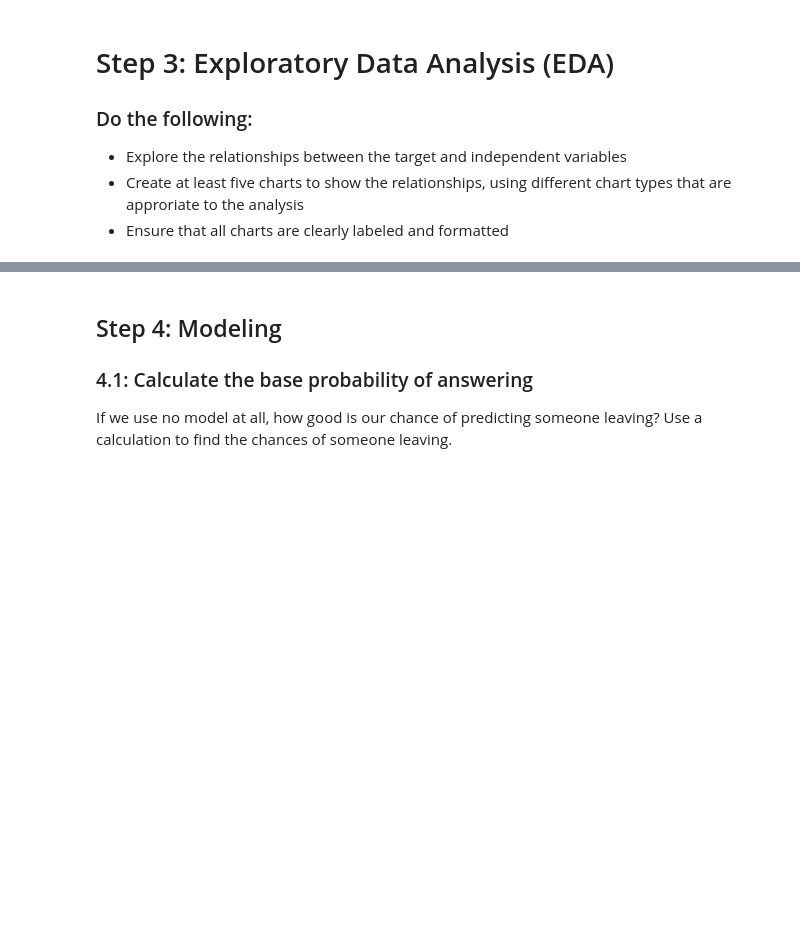
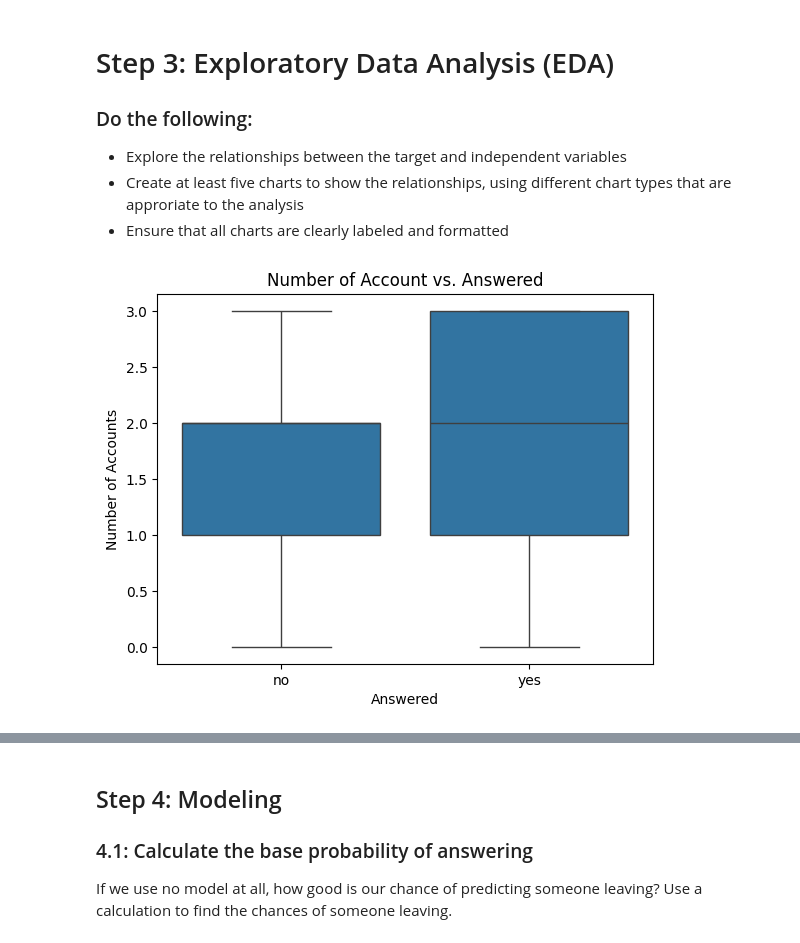
Before and after one commit to u1344368/IS4487, a Jupyter notebook: Assignments/assignment_10_classification.ipynb, the cells around one changed output, grey strips where cells are left out. Drawn from its saved outputs; the diff is of its cells as text; code cells hidden in the pictures; blank space fills up the shorter version.

```diff
--- a/Assignments/assignment_10_classification.ipynb
+++ b/Assignments/assignment_10_classification.ipynb
@@ -225,4 +241,13 @@ TypeError: '<' not supported between instances of 'int' and 'str'
 - Explore the relationships between the target and independent variables
 - Create at least five charts to show the relationships, using different chart types that are approriate to the analysis
 - Ensure that all charts are clearly labeled and formatted
+# %%
+# Chart 1 🔧
+sns.boxplot(x = 'answered', y = 'num_accts', data = df_clean)
+plt.title('Number of Account vs. Answered')
+plt.xlabel('Answered')
+plt.ylabel('Number of Accounts')
+plt.show()
+# %% [output]
+[figure, added]
 # %%
```
Also changed, not shown: parts of 21 cells of this notebook.
